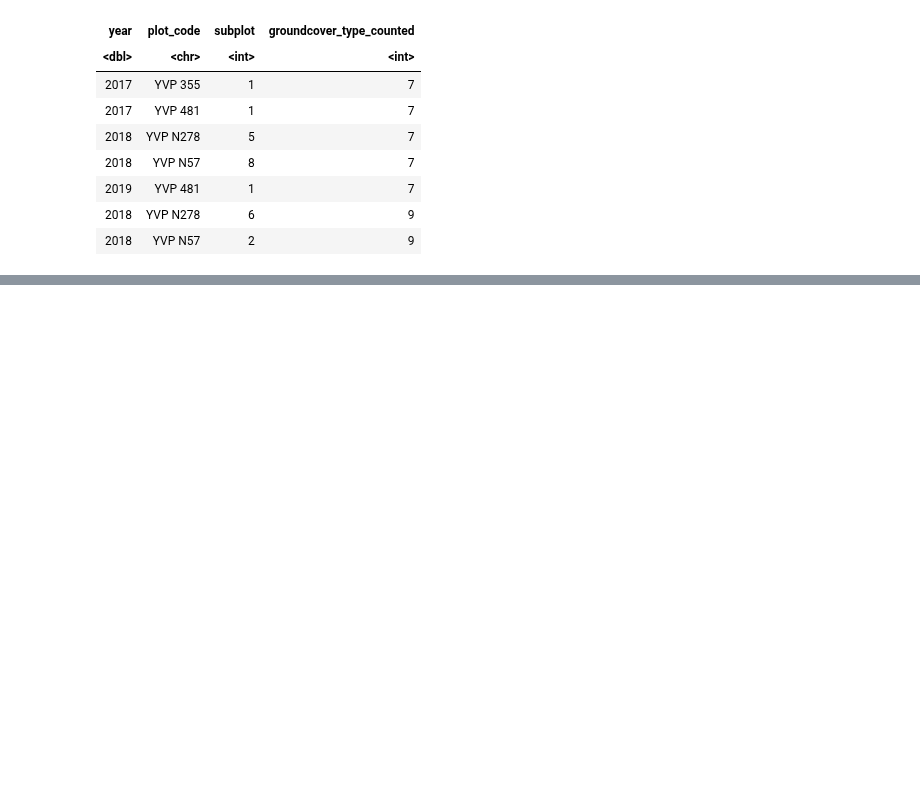
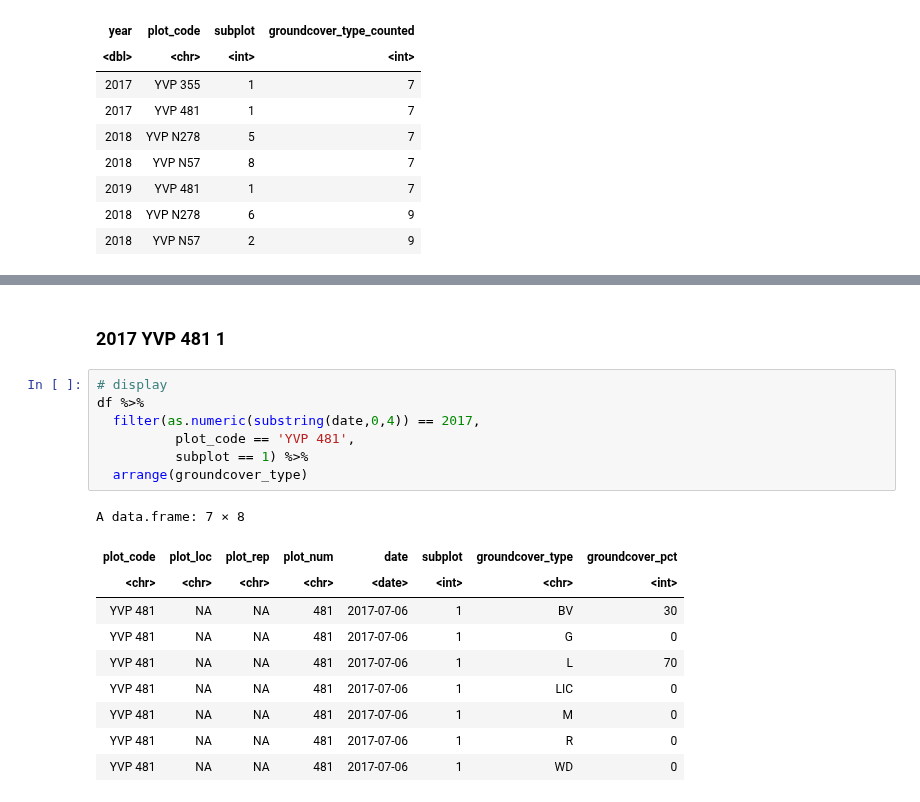
Before and after one commit to samsoe/mpg_notebooks, a Jupyter notebook: YVP_Ground_Cover_Data_Wrangle.ipynb, the cells around one changed output, grey strips where cells are left out. Drawn from its saved outputs; the diff is of its cells as text; blank space fills up the shorter version.

```diff
--- a/YVP_Ground_Cover_Data_Wrangle.ipynb
+++ b/YVP_Ground_Cover_Data_Wrangle.ipynb
@@ -193,0 +326,20 @@ A data.frame: 7 × 8
+# %% [markdown]
+### 2017	YVP 481	1
+# %%
+# display
+df %>%
+  filter(as.numeric(substring(date,0,4)) == 2017,
+          plot_code == 'YVP 481',
+          subplot == 1) %>%
+  arrange(groundcover_type)
+# %% [output]
+A data.frame: 7 × 8
+| plot_code | plot_loc | plot_rep | plot_num | date | subplot | groundcover_type | groundcover_pct |
+| <chr> | <chr> | <chr> | <chr> | <date> | <int> | <chr> | <int> |
+| YVP 481 | NA | NA | 481 | 2017-07-06 | 1 | BV | 30 |
+| YVP 481 | NA | NA | 481 | 2017-07-06 | 1 | G | 0 |
+| YVP 481 | NA | NA | 481 | 2017-07-06 | 1 | L | 70 |
+| YVP 481 | NA | NA | 481 | 2017-07-06 | 1 | LIC | 0 |
+| YVP 481 | NA | NA | 481 | 2017-07-06 | 1 | M | 0 |
+| YVP 481 | NA | NA | 481 | 2017-07-06 | 1 | R | 0 |
+| YVP 481 | NA | NA | 481 | 2017-07-06 | 1 | WD | 0 |
```
Also changed, not shown: parts of 31 cells of this notebook.
